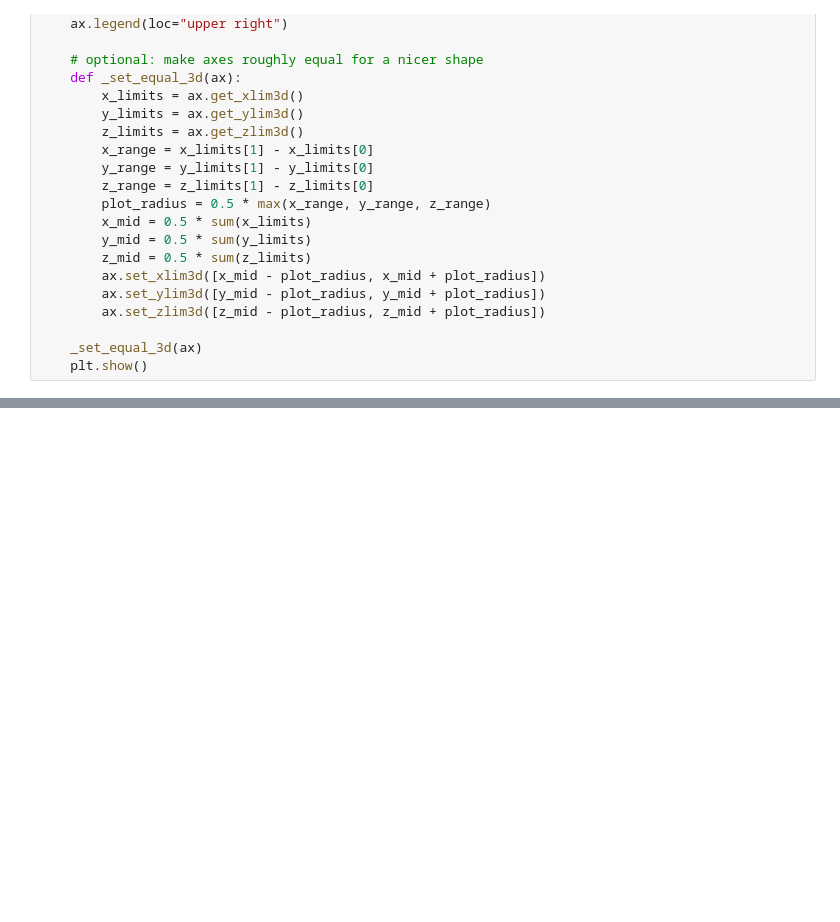
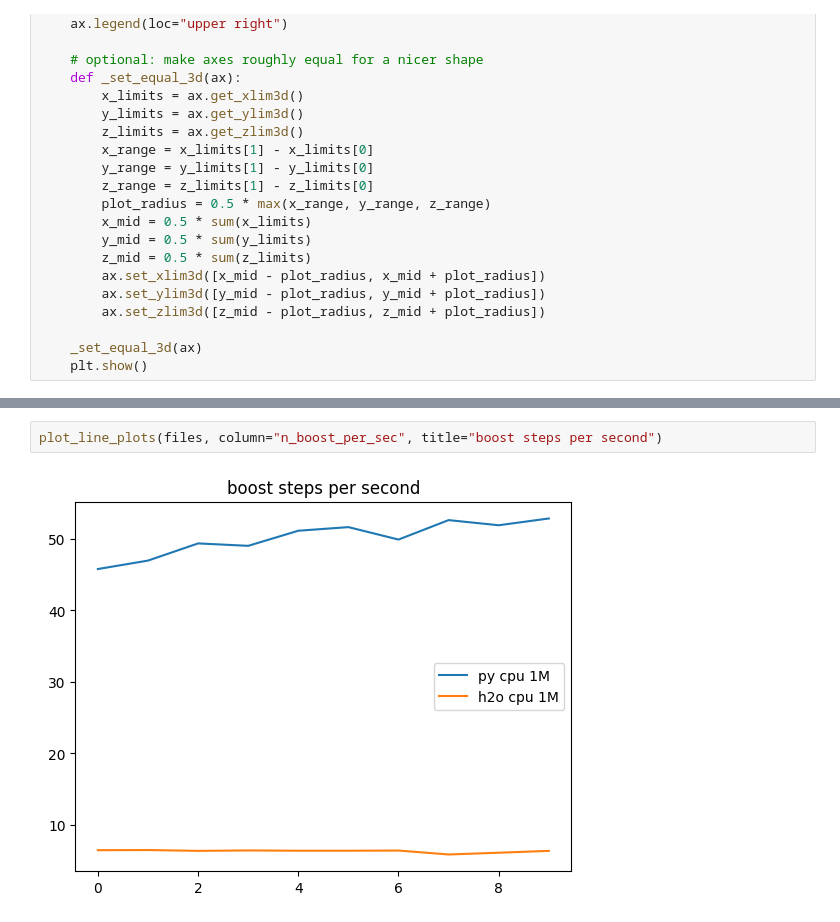
Before and after one commit to jonathankabala/xgboost_benchmark, a Jupyter notebook: src/misc.ipynb, the cells around one changed output, grey strips where cells are left out. Saved outputs shown, nothing was run; the diff lists cells and outputs as text; blank space fills up the shorter version.

```diff
--- a/src/misc.ipynb
+++ b/src/misc.ipynb
@@ -354,0 +144,4 @@ mapping_df.head(), h2o_only_df.head(), user_only_df.head()
+# %%
+plot_line_plots(files, column="n_boost_per_sec", title="boost steps per second")
+# %% [output]
+[figure, added]
```
Also changed, not shown: parts of 12 cells of this notebook, 5 other files.
